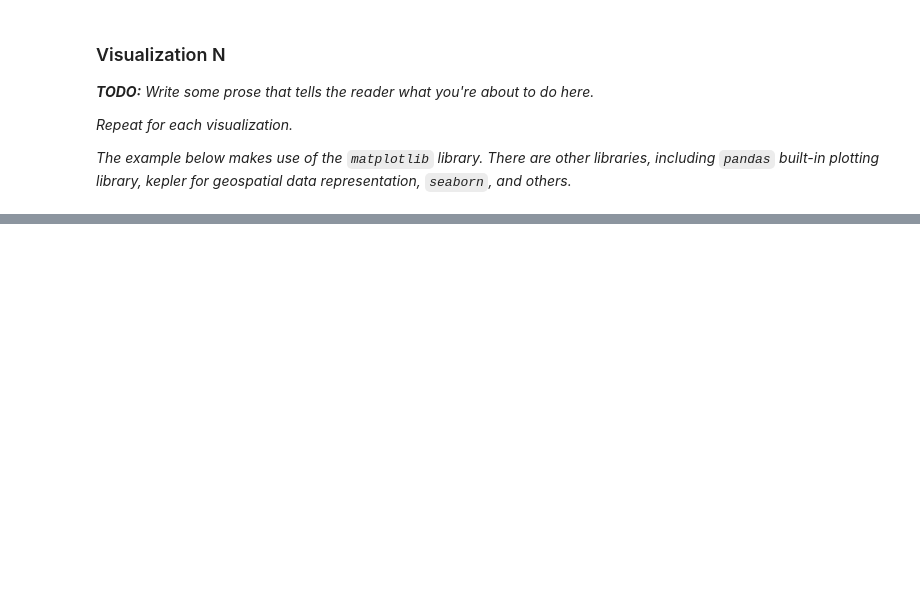
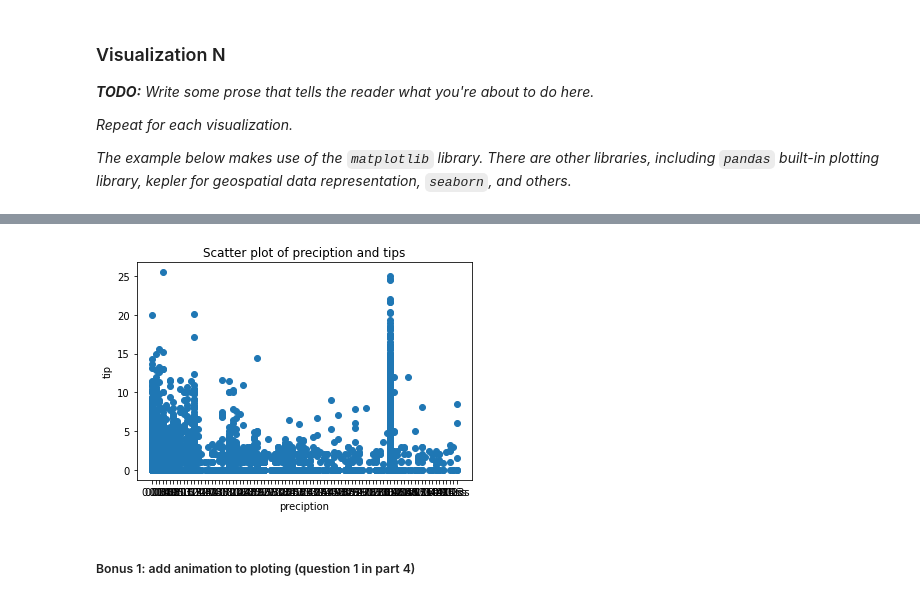
Before and after one commit to WeijianShi/4501-Project, a Jupyter notebook: WS & SJ final project.ipynb, the cells around one changed output, grey strips where cells are left out. Saved outputs shown, nothing was run; the diff lists cells and outputs as text; code cells hidden in the pictures; blank space fills up the shorter version.

```diff
--- a/WS & SJ final project.ipynb
+++ b/WS & SJ final project.ipynb
@@ -374,7 +351,7 @@ def clean_month_weather_data_daily(csv_file):
     df=pd.DataFrame()
 
     #提取日期并删除重复项
-    df['Date']=data['DATE']
+    df['Date']=data['tpep_pickup_datetime']
     df['Date']=df['Date'].apply(lambda x : x[0:10])
     df['Date']=df.drop_duplicates()
     df=df.dropna(axis=0,how='any')
@@ -385,33 +362,33 @@ def clean_month_weather_data_daily(csv_file):
 
 
     #计算DailyAverageDewPointTemperature
-    data['Daily']=data['DATE'].apply(lambda x : x[0:10])
+    data['Daily']=data['tpep_pickup_datetime'].apply(lambda x : x[0:10])
     data_group=data.groupby('Daily')
-    DailyAverageDewPointTemperature=data_group.mean().iloc[:,0]
+    DailyAverageDewPointTemperature=data_group.mean().loc[ : ,'HourlyDewPointTemperature']
     df['DailyAverageDewPointTemperature']=DailyAverageDewPointTemperature
 
     #计算DailyAverageDryBulbTemperature
-    DailyAverageDryBulbTemperature=data_group.mean().iloc[:,1]
+    DailyAverageDryBulbTemperature=data_group.mean().loc[ : , 'HourlyDryBulbTemperature']
     df['DailyAverageDryBulbTemperature']=DailyAverageDryBulbTemperature
 
     #计算DailyMaximumDryBulbTemperature
-    DailyMaximumDryBulbTemperature=data_group.max().iloc[:,4]
+    DailyMaximumDryBulbTemperature=data_group.max().loc[:,'HourlyDryBulbTemperature']
     df['DailyMaximumDryBulbTemperature']=DailyMaximumDryBulbTemperature
 
     #计算DailyMinimumDryBulbTemperature
-    DailyMinimumDryBulbTemperature=data_group.min().iloc[:,4]
+    DailyMinimumDryBulbTemperature=data_group.min().loc[ : , 'HourlyDryBulbTemperature']
     df['DailyMinimumDryBulbTemperature']=DailyMinimumDryBulbTemperature
 
     #计算DailyAverageRelativeHumidity
-    DailyAverageRelativeHumidity=data_group.mean().iloc[:,2]
+    DailyAverageRelativeHumidity=data_group.mean().loc[ : , 'HourlyRelativeHumidity']
     df['DailyAverageRelativeHumidity']=DailyAverageRelativeHumidity
 
     #计算DailyAverageSeaLevelPressure
-    DailyAverageSeaLevelPressure=data_group.mean().iloc[:,3]
+    DailyAverageSeaLevelPressure=data_group.mean().loc[ : , 'HourlySeaLevelPressure']
     df['DailyAverageSeaLevelPressure']=DailyAverageSeaLevelPressure
 
     #计算DailyAverageWindSpeed
-    DailyAverageWindSpeed=data_group.mean().iloc[:,6]
+    DailyAverageWindSpeed=data_group.mean().loc[ : , 'HourlyWindSpeed']
     df['DailyAverageWindSpeed']=DailyAverageWindSpeed
 
     #计算DailyPeakWindSpeed
@@ -419,8 +396,8 @@ def clean_month_weather_data_daily(csv_file):
     df['DailyPeakWindSpeed']=DailyPeakWindSpeed
 
     #加入一个日期列 这里的日期应该换成对应的天才是对的，但是暂时无影响，先放着
-    DATE=data_group.max().loc[ : , 'DATE']
-    df['DATE']=DATE
+    DATE=data_group.max().loc[ : , 'tpep_pickup_datetime']
+    df['tpep_pickup_datetime']=DATE
 
     #计算DailyPeakWindDirection 这个我没想出来方法如何计算，如果之后需要再回头考虑，其余变量同理
 
@@ -460,9 +437,11 @@ _This is where you can actually execute all the required functions._
 
 _**TODO:** Write some prose that tells the reader what you're about to do here._
 # %%
-taxi_data = get_and_clean_taxi_data()
+# taxi_data = get_and_clean_taxi_data()
 uber_data = get_uber_data()
 hourly_weather_data, daily_weather_data = load_and_clean_weather_data()
+taxi_data = pd.read_csv('sampled_data.csv')
+# taxi_data['pickup_datetime'] = taxi_data['pickup_datetime'].astype('datetime64[ns]')
 # %% [markdown]
 ## Part 2: Storing Cleaned Data
 
@@ -1209,0 +927,17 @@ result = {'2009-01': Index(['vendor_name', 'Trip_Pickup_DateTime', 'Trip_Dropoff
+# %%
+def plot_visual_6(taxi_data, hourly_weather_data):
+    hourly_weather_data['hour'] = hourly_weather_data['tpep_pickup_datetime'].apply(lambda x:datetime.datetime.strptime(x,'%Y-%m-%d %H:%M:%S')).dt.to_period('H')
+    taxi_data['hour'] = taxi_data['tpep_pickup_datetime'].apply(lambda x:datetime.datetime.strptime(x,'%Y-%m-%d %H:%M:%S')).dt.to_period('H')
+    taxi_data = taxi_data[taxi_data['tip_amount'] <= 30] #removing outliers
+    tip_preciption = pd.merge(hourly_weather_data[['hour', 'HourlyPrecipitation']], taxi_data[['hour', 'tip_amount']], how = 'inner', on = 'hour')
+    fig, ax = matplotlib.pyplot.subplots()
+    ax.set_title('Scatter plot of preciption and tips')
+    ax.set_xlabel('preciption')
+    ax.set_ylabel('tip')
+    ax.scatter(tip_preciption['HourlyPrecipitation'],tip_preciption['tip_amount'])
+# %%
+plot_visual_6(taxi_data, hourly_weather_data)
+# %% [output]
+[figure, added]
+# %% [markdown]
+##### Bonus 1: add animation to ploting (question 1 in part 4)
```
Also changed, not shown: parts of 56 cells of this notebook, 3 other files.
